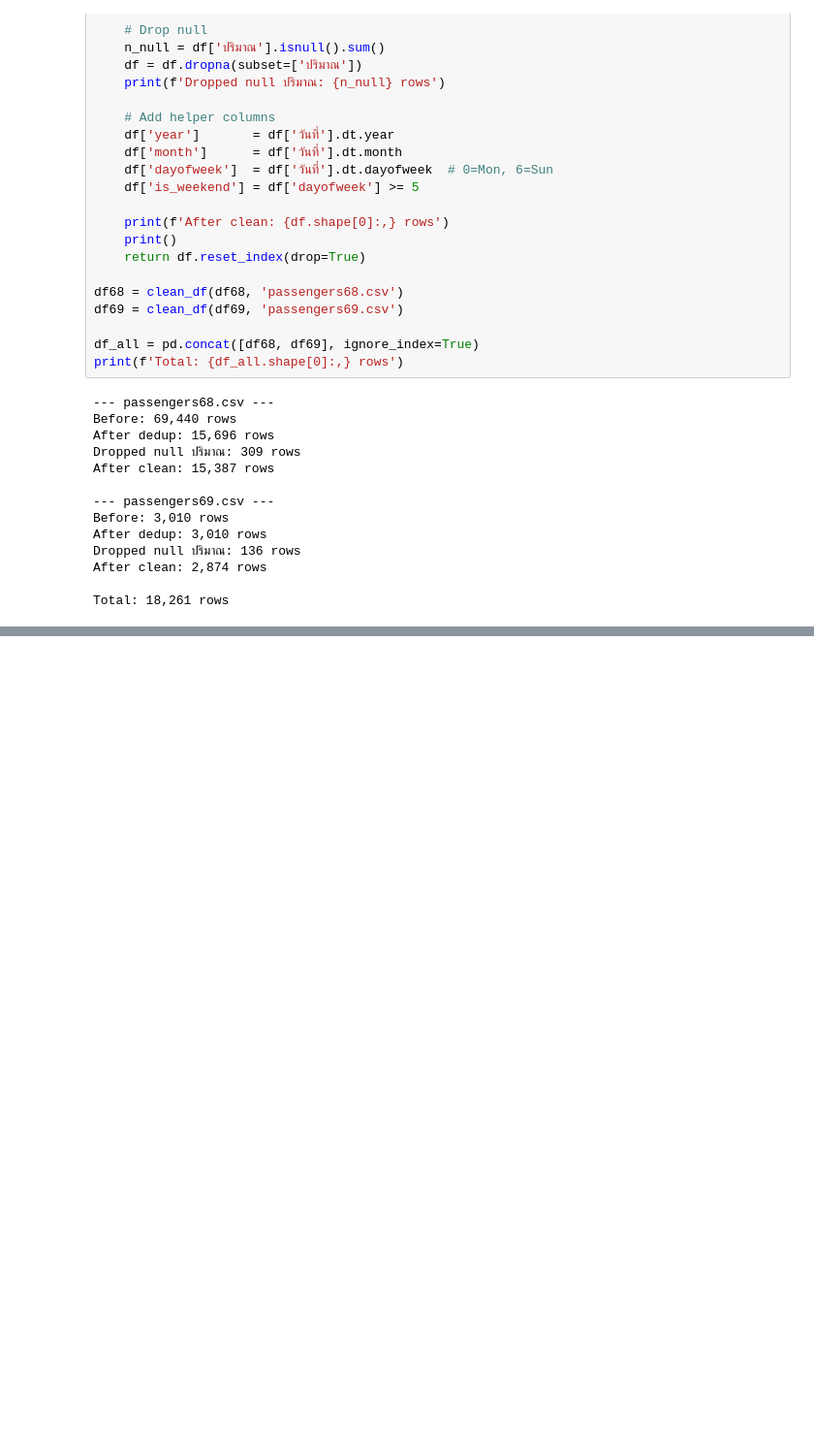
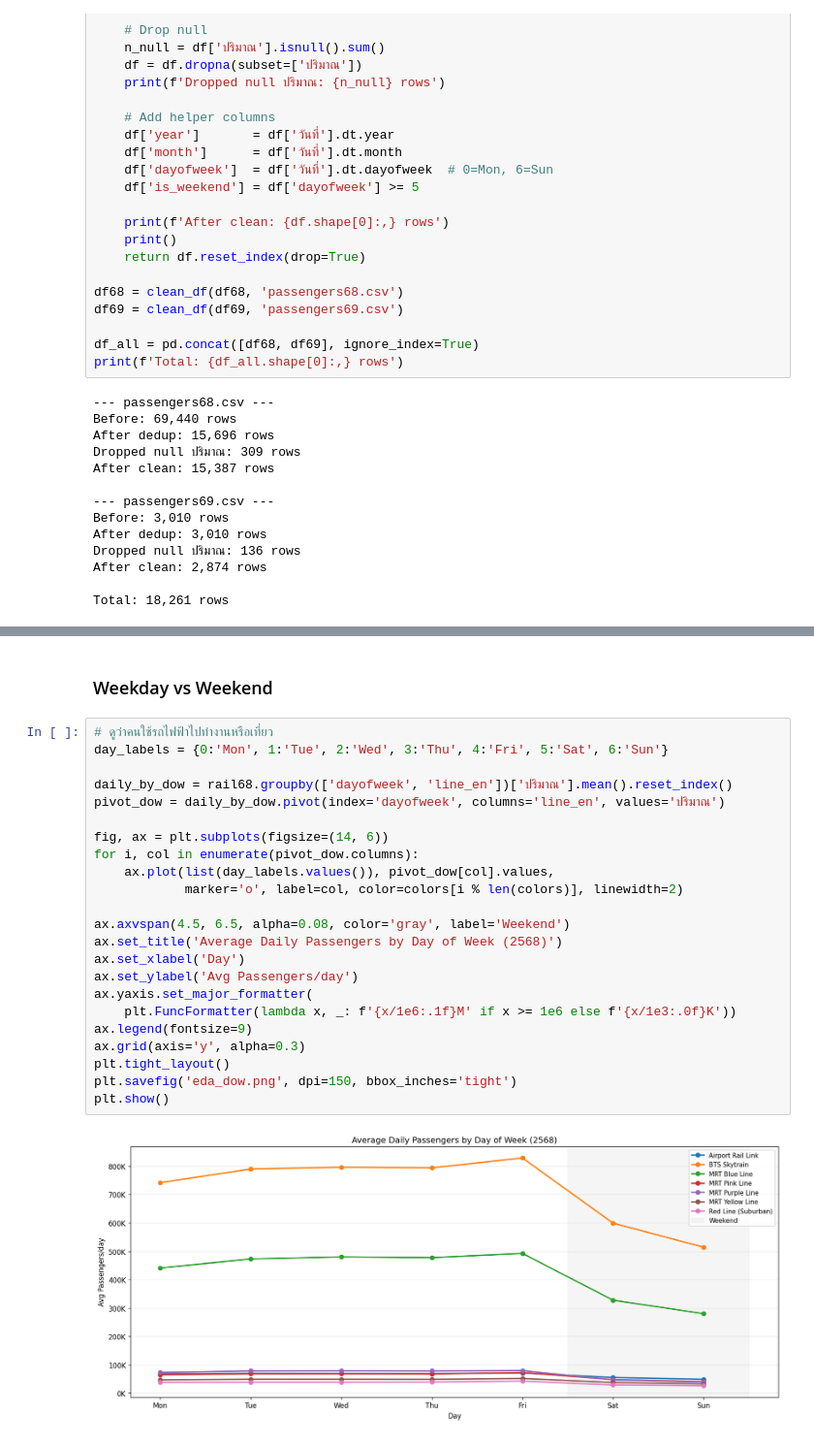
Before and after one commit to Kongbeng-21/SuperAi, a Jupyter notebook: Week1.ipynb, the cells around one changed output, grey strips where cells are left out. Shown at 97% size. Saved outputs shown, nothing was run; the diff lists cells and outputs as text; blank space fills up the shorter version.

```diff
--- a/Week1.ipynb
+++ b/Week1.ipynb
@@ -261,0 +385,27 @@ Vehicle types: 43
+# %% [markdown]
+### Weekday vs Weekend
+# %%
+# ดูว่าคนใช้รถไฟฟ้าไปทำงานหรือเที่ยว
+day_labels = {0:'Mon', 1:'Tue', 2:'Wed', 3:'Thu', 4:'Fri', 5:'Sat', 6:'Sun'}
+
+daily_by_dow = rail68.groupby(['dayofweek', 'line_en'])['ปริมาณ'].mean().reset_index()
+pivot_dow = daily_by_dow.pivot(index='dayofweek', columns='line_en', values='ปริมาณ')
+
+fig, ax = plt.subplots(figsize=(14, 6))
+for i, col in enumerate(pivot_dow.columns):
+    ax.plot(list(day_labels.values()), pivot_dow[col].values,
+            marker='o', label=col, color=colors[i % len(colors)], linewidth=2)
+
+ax.axvspan(4.5, 6.5, alpha=0.08, color='gray', label='Weekend')
+ax.set_title('Average Daily Passengers by Day of Week (2568)')
+ax.set_xlabel('Day')
+ax.set_ylabel('Avg Passengers/day')
+ax.yaxis.set_major_formatter(
+    plt.FuncFormatter(lambda x, _: f'{x/1e6:.1f}M' if x >= 1e6 else f'{x/1e3:.0f}K'))
+ax.legend(fontsize=9)
+ax.grid(axis='y', alpha=0.3)
+plt.tight_layout()
+plt.savefig('eda_dow.png', dpi=150, bbox_inches='tight')
+plt.show()
+# %% [output]
+[figure, added]
```
Also changed, not shown: parts of 18 cells of this notebook.
